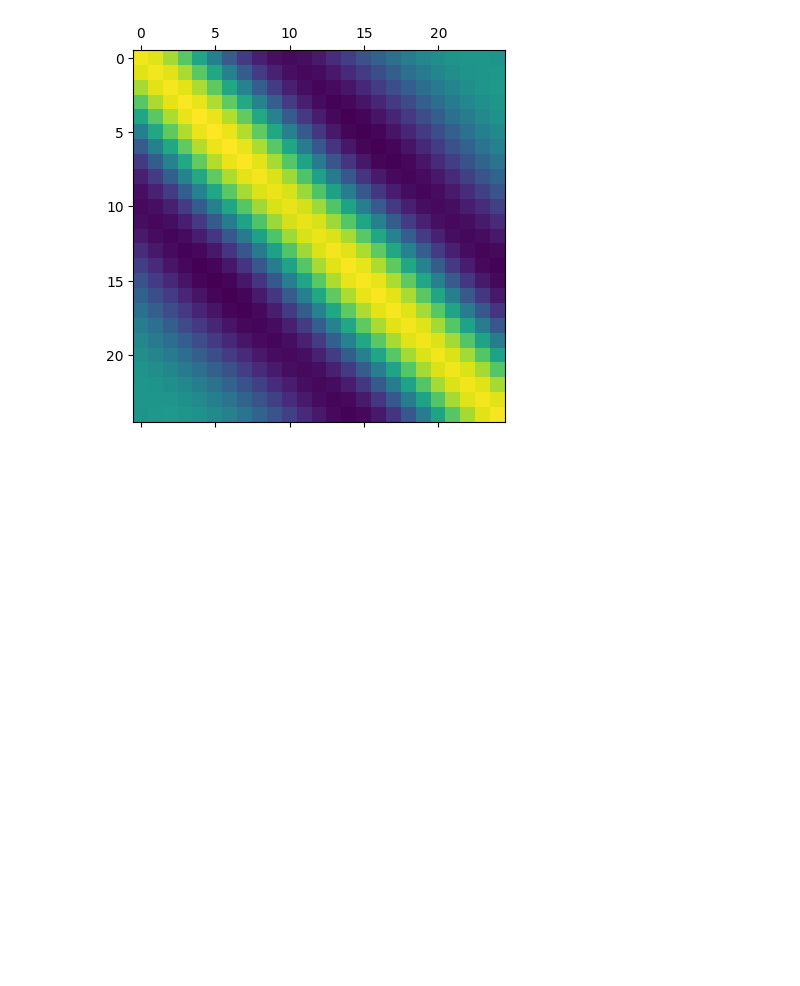
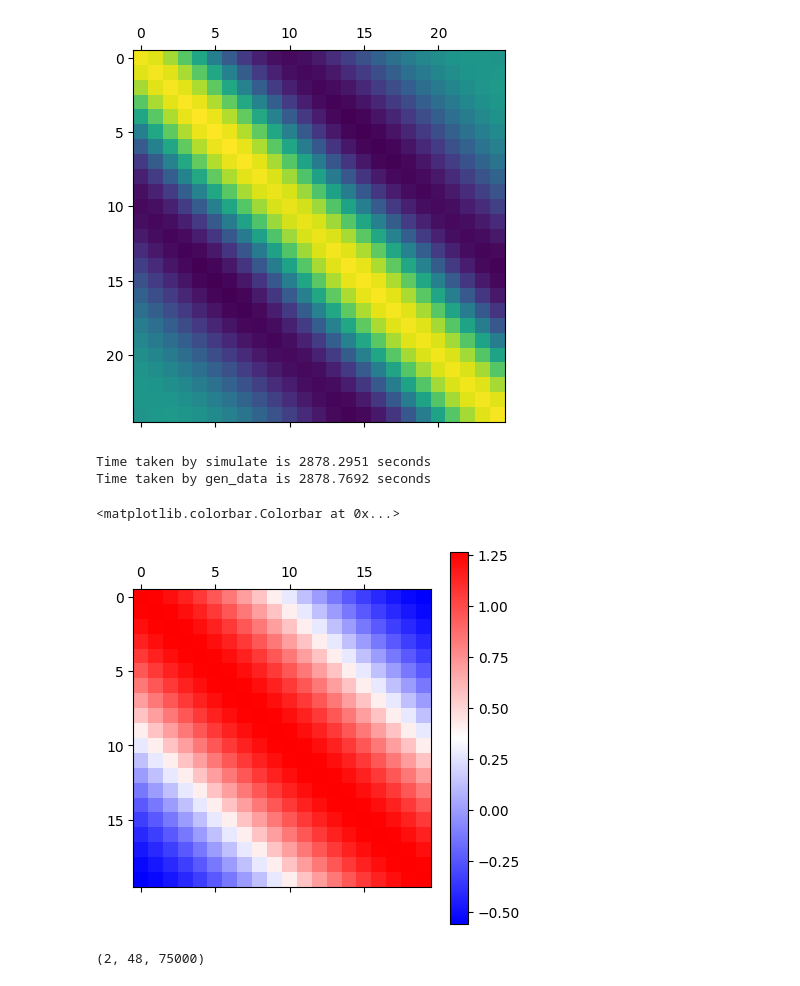
Before and after one commit to pinakm9/DeepRFM, a Jupyter notebook: notebooks/KS domain 22.ipynb, the cells around one changed output. Cells and saved outputs as stored; diff of their text form; code cells hidden in the pictures; blank space fills up the shorter version.

```diff
--- a/notebooks/KS domain 22.ipynb
+++ b/notebooks/KS domain 22.ipynb
@@ -77,3 +77,23 @@ plt.matshow(np.cov(train)[:25, :25])
 # %% [output]
 <matplotlib.image.AxesImage at 0x...>
 [figure]
+# %%
+dt = 0.001
+L = 12/(2.*np.pi)
+N = 48
+tau = {'error_threshold' : 0.25, 'dt': dt, 'Lyapunov_time': 1./0.003}
+train, test = ks.gen_data(L=L, dt=dt, N=N, ninittransients = int(1e5), iout=250, test_size=int(7.5e4),\
+                         train_size=int(1.5e5), test_num=1, save_folder='../data/KS-12')
+# %% [output]
+Time taken by simulate is 2878.2951 seconds
+Time taken by gen_data is 2878.7692 seconds
+# %%
+im = plt.matshow(np.cov(train)[:20, :20], cmap='bwr')
+plt.colorbar(im)
+# %% [output]
+<matplotlib.colorbar.Colorbar at 0x...>
+[figure, added]
+# %%
+test.shape
+# %% [output]
+(2, 48, 75000)
```
Also changed, not shown: parts of 2 cells of this notebook, 4 other files.
